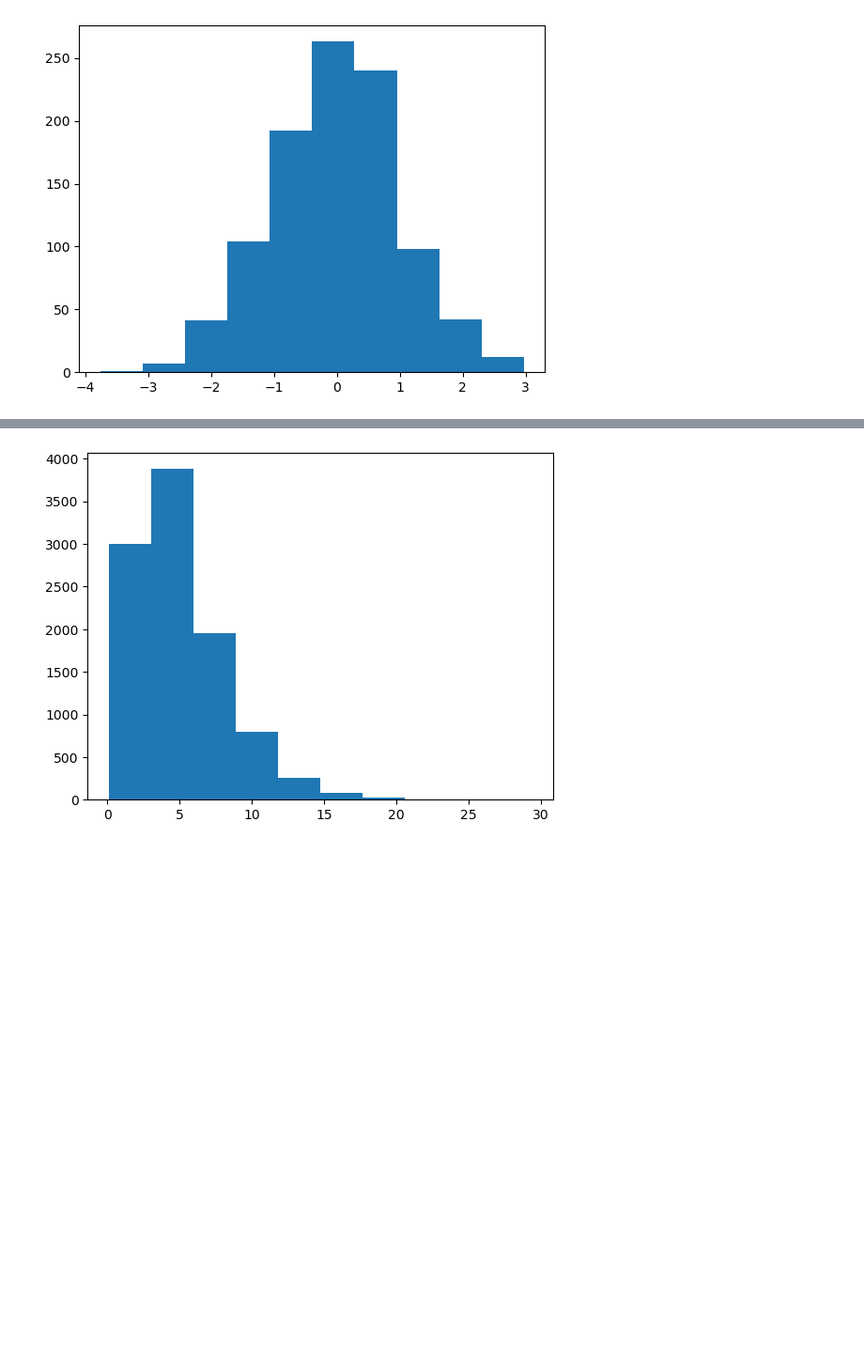
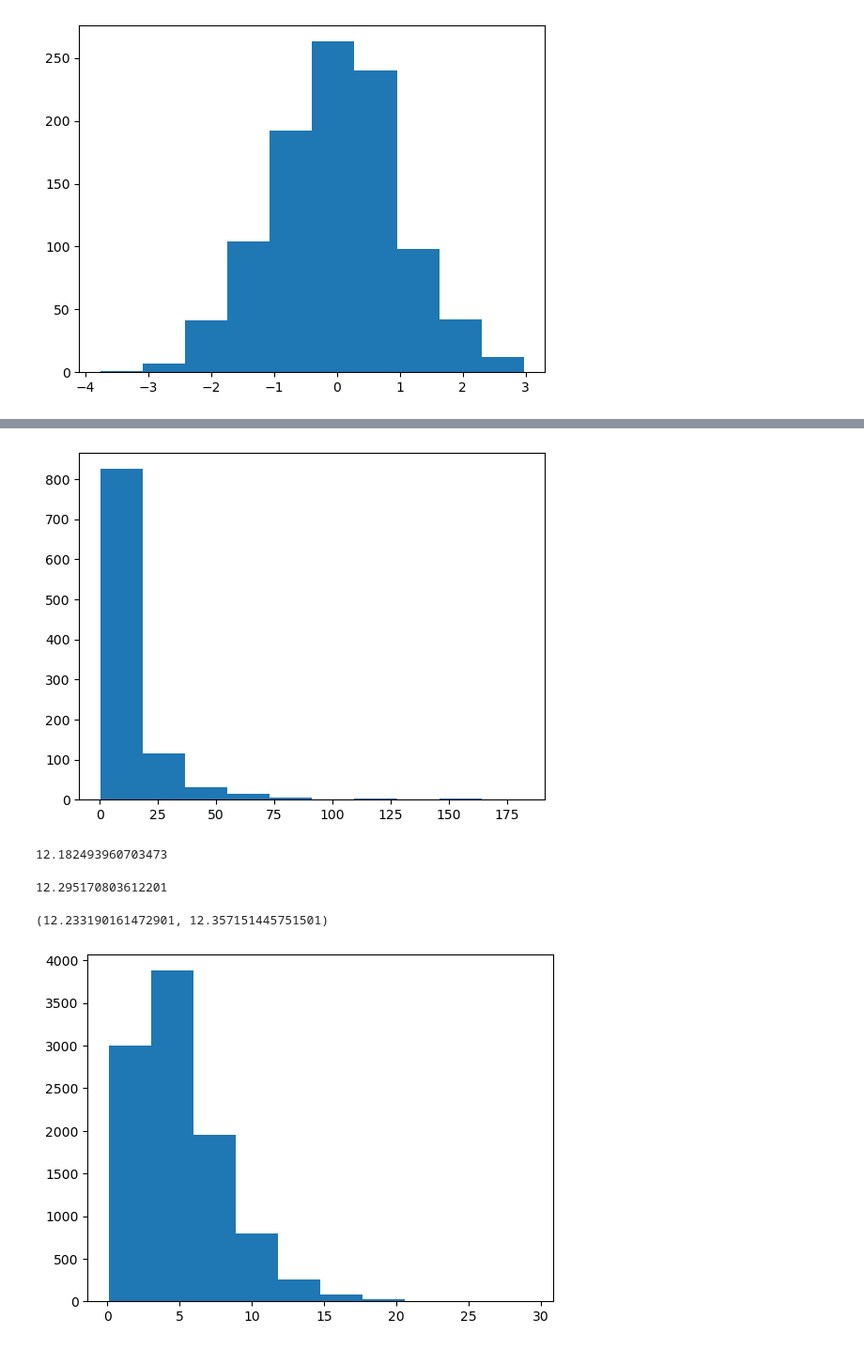
Before and after one commit to pileyan/applied_statistics_2024, a Jupyter notebook: lect03/2.1.Distributions.ipynb, the cells around one changed output, grey strips where cells are left out. Shown at 94% size. Saved outputs shown, nothing was run; the diff lists cells and outputs as text; code cells hidden in the pictures; blank space fills up the shorter version.

```diff
--- a/lect03/2.1.Distributions.ipynb
+++ b/lect03/2.1.Distributions.ipynb
@@ -70,3 +71,27 @@ x = stats.norm(2,5).rvs(size = (5,10000))
+# %%
+mu = 2
+sigma = 1
+lognorm = abs(np.exp(stats.norm(mu,sigma).rvs(size = 1000)))
+# %%
+_ = plt.hist(lognorm)
+# %% [output]
+[figure, added]
+# %%
+mu_lognorm = np.exp(mu+sigma**2/2)
+mu_lognorm
+# %% [output]
+12.182493960703473
+# %%
+mean
+# %% [output]
+12.295170803612201
+# %%
+mean = lognorm.mean()
+sigm = lognorm.std()
+
+mean - 1.96*sigma/np.sqrt(len(lognorm)) , mean + 1.96*sigma/np.sqrt(len(lognorm))
+# %% [output]
+(12.233190161472901, 12.357151445751501)
 # %%
 _ = plt.hist((x**2).sum(axis = 0))
 # %% [output]
```
Also changed, not shown: parts of 2 cells of this notebook, 1 other file.
